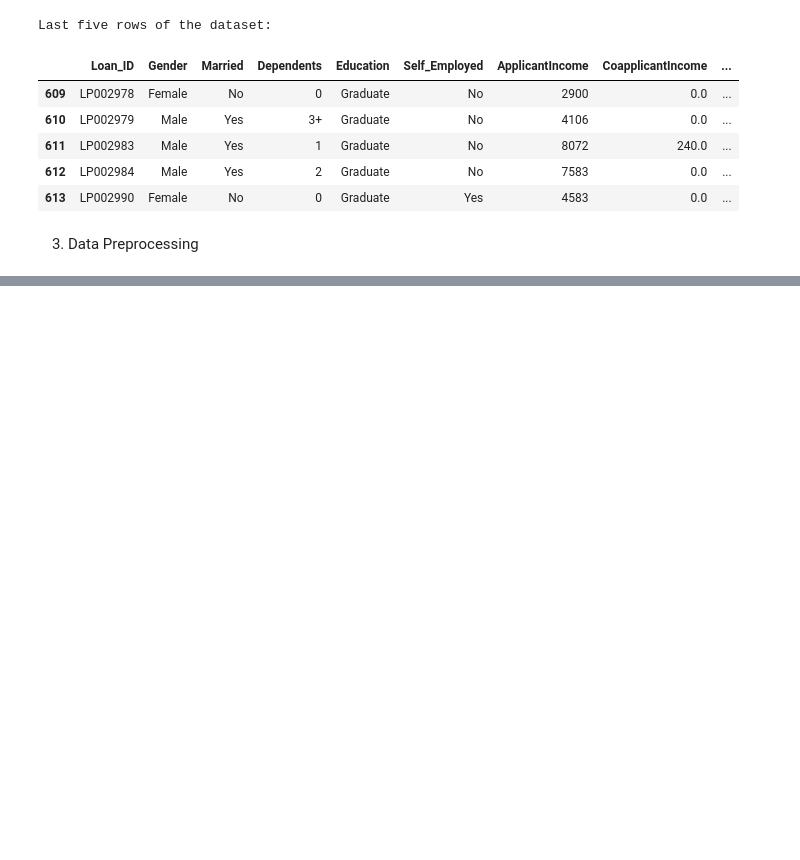
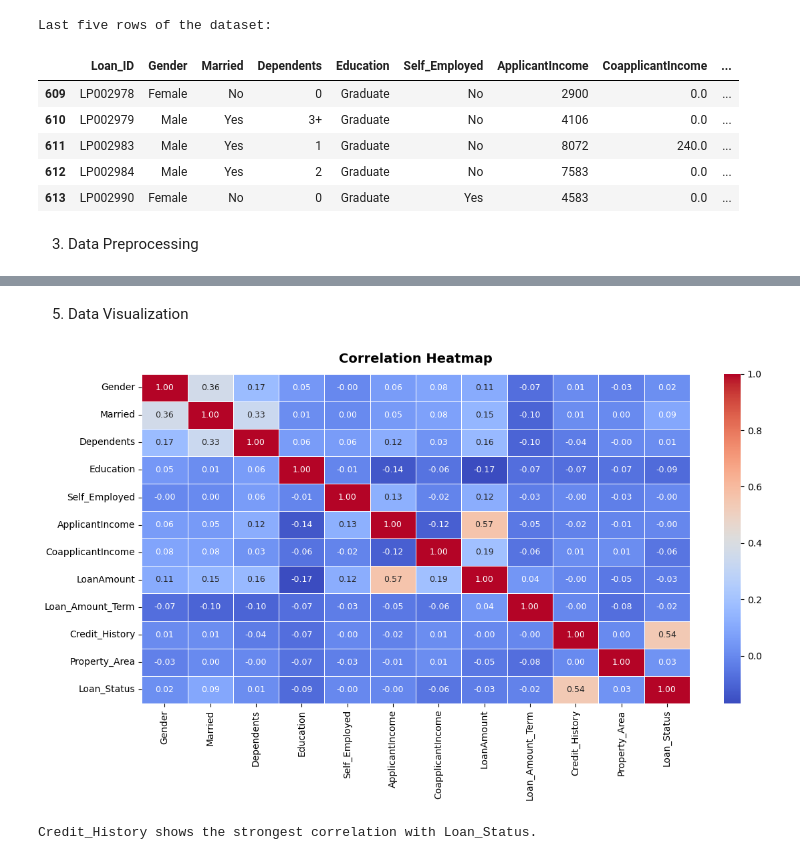
Before and after one commit to VjUdbhav/Loan-Status-Prediction, a Jupyter notebook: Loan_Status_Prediction.ipynb, the cells around one changed output, grey strips where cells are left out. Saved outputs shown, nothing was run; the diff lists cells and outputs as text; code cells hidden in the pictures; blank space fills up the shorter version.

```diff
--- a/Loan_Status_Prediction.ipynb
+++ b/Loan_Status_Prediction.ipynb
@@ -43,0 +110,3 @@ Last five rows of the dataset:
+# %%
+loan.drop(columns=['Loan_ID'], inplace=True)
+print("Loan_ID column dropped.")
@@ -43,0 +115,13 @@ Last five rows of the dataset:
+# %%
+loan['Gender']           = loan['Gender'].fillna(loan['Gender'].mode()[0])
+loan['Married']          = loan['Married'].fillna(loan['Married'].mode()[0])
+loan['Dependents']       = loan['Dependents'].fillna(loan['Dependents'].mode()[0])
+loan['Self_Employed']    = loan['Self_Employed'].fillna(loan['Self_Employed'].mode()[0])
+
+loan['LoanAmount']       = loan['LoanAmount'].fillna(loan['LoanAmount'].median())
+loan['Loan_Amount_Term'] = loan['Loan_Amount_Term'].fillna(loan['Loan_Amount_Term'].mode()[0])
+loan['Credit_History']   = loan['Credit_History'].fillna(loan['Credit_History'].mode()[0])
+
+print("Missing values handled.")
+print("Remaining missing values:")
+print(loan.isnull().sum())
@@ -43,0 +144,3 @@ Last five rows of the dataset:
+# %%
+loan['Dependents'] = loan['Dependents'].replace('3+', '3').astype(int)
+print("Dependents column cleaned:", loan['Dependents'].unique())
@@ -43,0 +149,14 @@ Last five rows of the dataset:
+# %%
+#Label Encoding for categorical columns
+
+categorical_columns = ['Gender', 'Married', 'Education',
+                        'Self_Employed', 'Property_Area', 'Loan_Status']
+
+le = LabelEncoder()
+
+for col in categorical_columns:
+    loan[col] = le.fit_transform(loan[col])
+    print(f"  {col}: {list(le.classes_)} → {list(range(len(le.classes_)))}")
+
+print("\nEncoding complete!")
+loan.head()
@@ -43,0 +178,15 @@ Last five rows of the dataset:
+# %% [markdown]
+5. Data Visualization
+# %%
+plt.figure(figsize=(12, 7))
+corr = loan.corr()
+sns.heatmap(corr, annot=True, fmt='.2f', cmap='coolwarm',
+            linewidths=0.5, linecolor='white', annot_kws={'size': 9})
+plt.title("Correlation Heatmap", fontsize=14, fontweight='bold', pad=12)
+plt.tight_layout()
+plt.savefig('output/correlation_heatmap.png', dpi=300, bbox_inches='tight')
+plt.show()
+print("Credit_History shows the strongest correlation with Loan_Status.")
+# %% [output]
+[figure, added]
+Credit_History shows the strongest correlation with Loan_Status.
```
Also changed, not shown: parts of 13 cells of this notebook, 2 other files.
